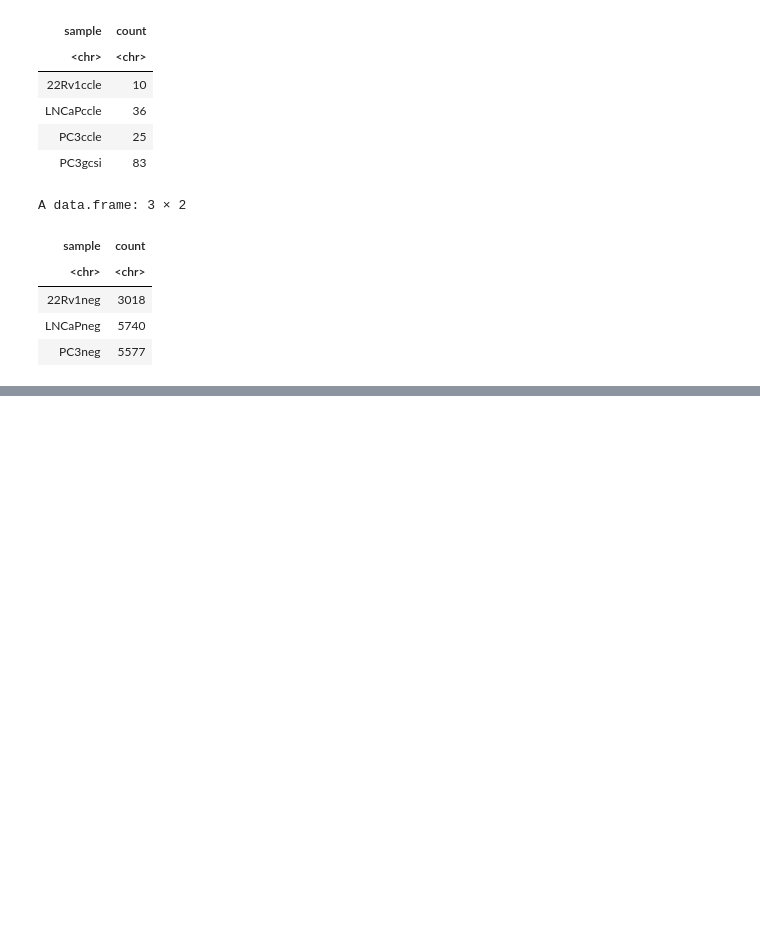
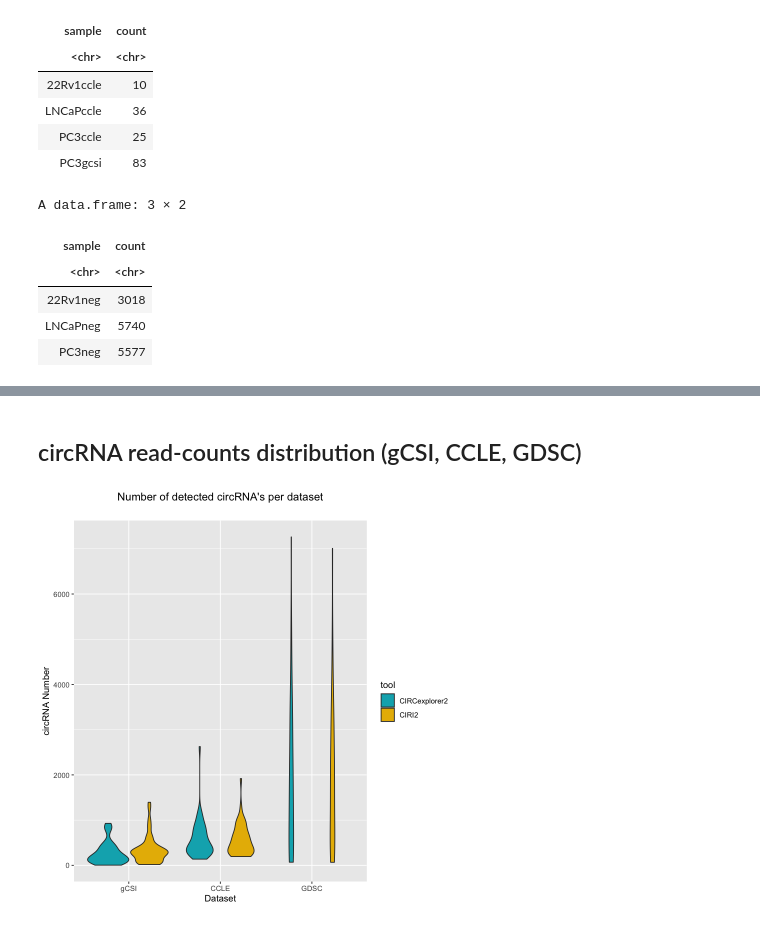
Before and after one commit to anthfm/circRNA, a Jupyter notebook: summarize_circRNA.ipynb, the cells around one changed output, grey strips where cells are left out. Saved outputs shown, nothing was run; the diff lists cells and outputs as text; code cells hidden in the pictures; blank space fills up the shorter version.

```diff
--- a/summarize_circRNA.ipynb
+++ b/summarize_circRNA.ipynb
@@ -398,0 +414,16 @@ A data.frame: 3 × 2
+# %% [markdown]
+## circRNA read-counts distribution (gCSI, CCLE, GDSC)
+# %%
+df.m <- reshape2::melt(ciri_combined[,c("gCSI","CCLE","GDSC")], id.vars = NULL)
+df.m2 <- reshape2::melt(circ_combined[,c("gCSI","CCLE","GDSC")], id.vars = NULL)
+df.m$tool <- "CIRI2"
+df.m2$tool <- "CIRCexplorer2"
+df.m3 <- rbind(df.m2,df.m)
+
+ggplot(df.m3, aes(x = variable, y = value, fill=tool)) + geom_violin() +
+   scale_fill_manual(values = c("#00AFBB", "#E7B800", "#FC4E07"))  + labs(title="Number of detected circRNA's per dataset",
+                                                                                                                subtitle="",
+                                                                                                                x="Dataset",
+                                                                                                                y="circRNA Number") + theme(legend.position="right", plot.title = element_text(hjust = 0.5))
+# %% [output]
+[figure, added]
```
Also changed, not shown: parts of 11 cells of this notebook.
